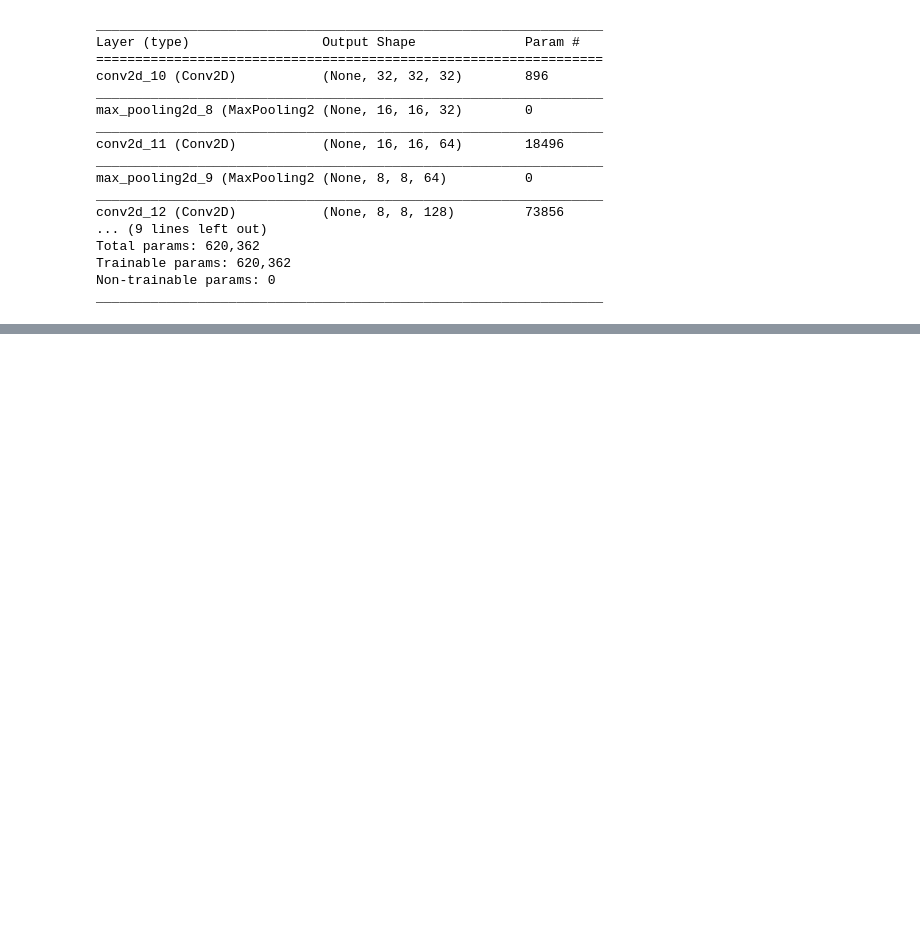
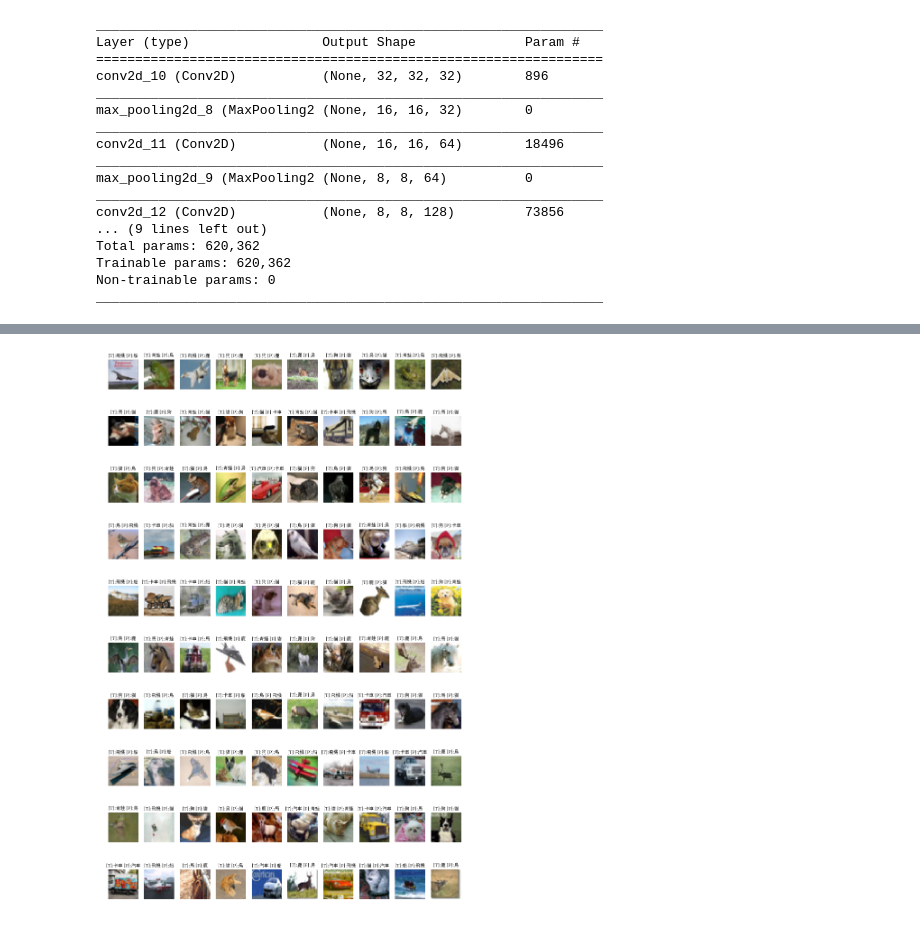
Before and after one commit to Elwing-Chou/MLDemo3, a Jupyter notebook: simplecnn.ipynb, the cells around one changed output, grey strips where cells are left out. Saved outputs shown, nothing was run; the diff lists cells and outputs as text; code cells hidden in the pictures; blank space fills up the shorter version.

```diff
--- a/simplecnn.ipynb
+++ b/simplecnn.ipynb
@@ -127,0 +147,5 @@ Epoch 2/10
+# %%
+import pandas as pd
+pre = cnn.predict_classes(x_test_shape)
+from sklearn.metrics import confusion_matrix
+pd.DataFrame(confusion_matrix(y_test, pre))
@@ -127,0 +174,27 @@ Epoch 2/10
+# %%
+pre_false = []
+ans_false = []
+img_false = []
+
+count = 0
+for (index, p) in enumerate(pre):
+    if not p == y_test[index][0]:
+        pre_false.append(p)
+        ans_false.append(y_test[index][0])
+        img_false.append(x_test[index])
+        count = count + 1
+    if count == 100:
+        break
+
+width = 10
+height = int(len(pre_false) / width) + 1
+plt.figure(figsize=(14, 25))
+for (index, img) in enumerate(img_false):
+    plt.subplot(height, width, index + 1)
+    # T原始答案　P預測答案
+    t = "[T]:" + transdict[ans_false[index]] + " [P]:" + transdict[pre_false[index]]
+    plt.title(t, fontproperties=font)
+    plt.axis("off")
+    plt.imshow(img)
+# %% [output]
+[figure, added]
```
Also changed, not shown: parts of 4 cells of this notebook.
